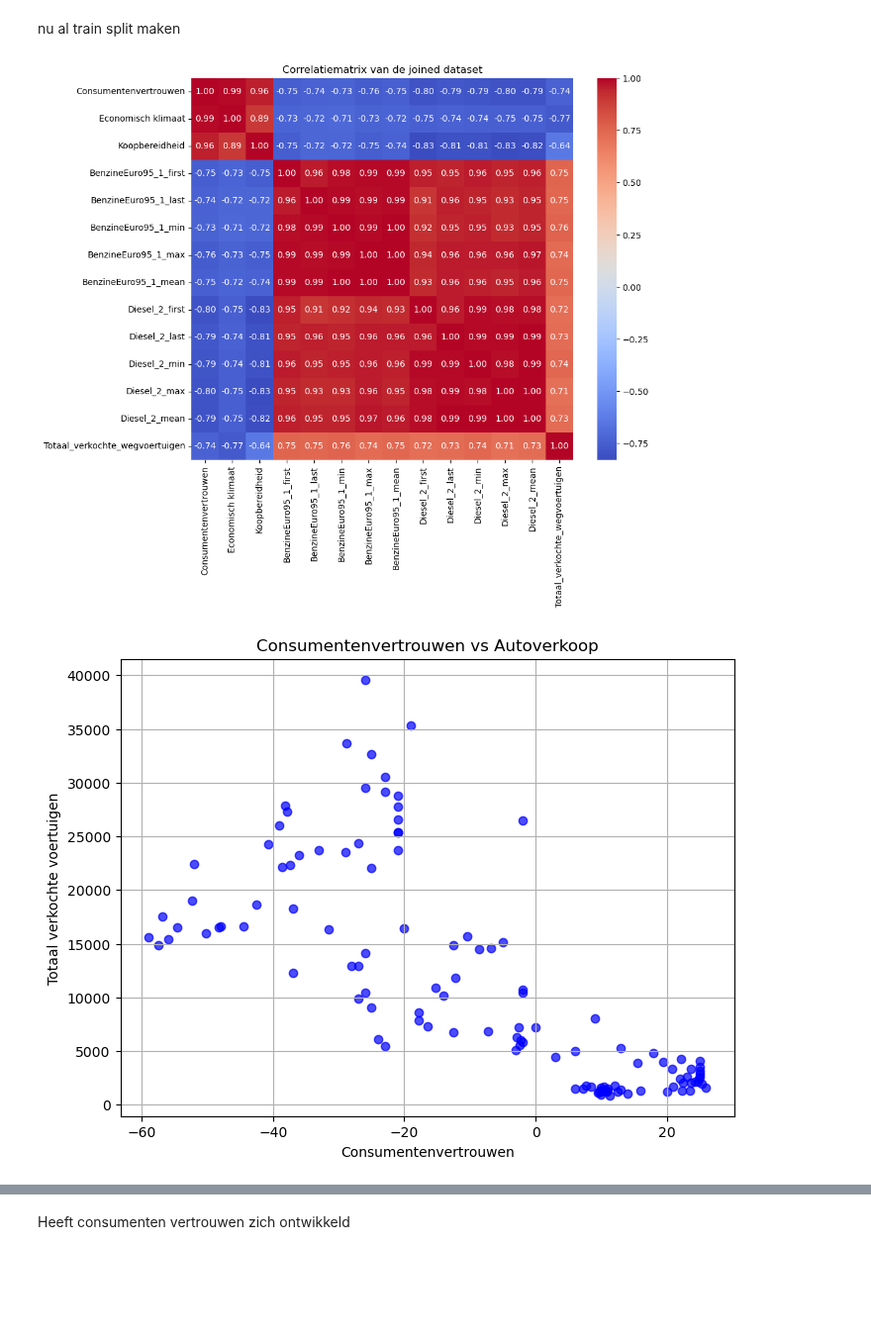
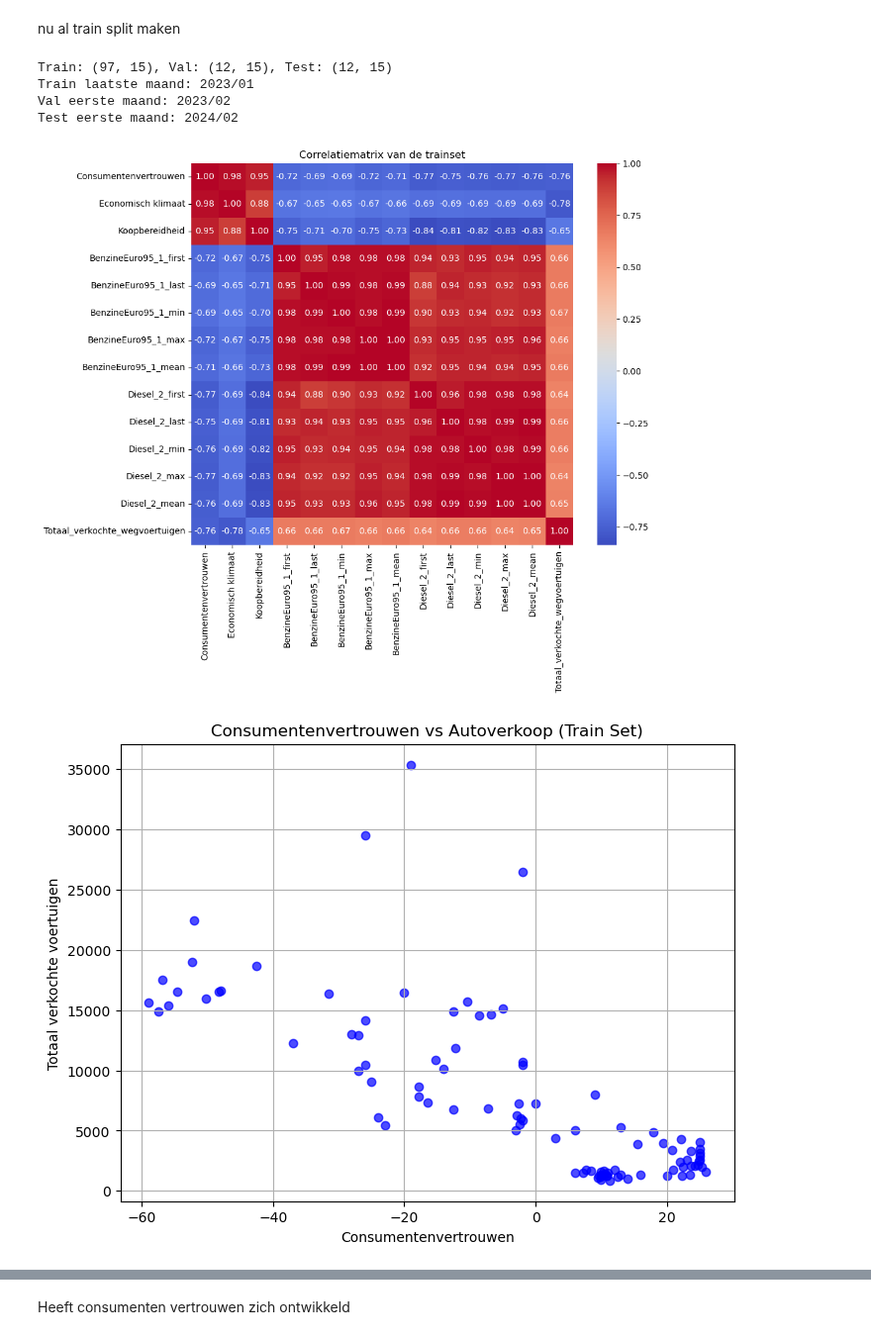
Before and after one commit to DylanHaaz/Tryhard, a Jupyter notebook: Nieuwe_Code/xgboost_car_sales_forecasting_draf.ipynb, the cells around one changed output, grey strips where cells are left out. Shown at 99% size. Saved outputs shown, nothing was run; the diff lists cells and outputs as text; code cells hidden in the pictures; blank space fills up the shorter version.

```diff
--- a/Nieuwe_Code/xgboost_car_sales_forecasting_draf.ipynb
+++ b/Nieuwe_Code/xgboost_car_sales_forecasting_draf.ipynb
@@ -22,26 +28,66 @@ from sklearn.metrics import mean_absolute_error
 # %% [markdown]
 nu al train split maken
+# %%
+import pandas as pd
+
+# 1. Dataset inladen
+df = pd.read_csv(r"E:\Nieuw dataset\df_joined_datasets.csv")
+
+# 2. Zet 'Periode' om naar datetime voor sortering (optioneel maar handig)
+# df['Periode'] = pd.to_datetime(df['Periode'])
+# df = df.sort_values('Periode').reset_index(drop=True)
+
+# 3. Stel hoeveel maanden voor validatie en test
+n_val = 12   # voorlaatste jaar
+n_test = 12  # laatste jaar
+
+# 4. Bereken splits
+n_total = len(df)
+n_train = n_total - n_val - n_test
+
+# 5. Maak splits
+df_train = df.iloc[:n_train].copy()
+df_val   = df.iloc[n_train:n_train + n_val].copy()
+df_test  = df.iloc[n_train + n_val:].copy()
+
+# 6. Opslaan als aparte CSV-bestanden in de opgegeven locatie
+output_dir = r"E:\Nieuw dataset\train-test-val-split"
+os.makedirs(output_dir, exist_ok=True)  # Zorg ervoor dat de map bestaat
+
+df_train.to_csv(os.path.join(output_dir, "joined_dataset_train.csv"), index=False)
+df_val.to_csv(os.path.join(output_dir, "joined_dataset_val.csv"), index=False)
+df_test.to_csv(os.path.join(output_dir, "joined_dataset_test.csv"), index=False)
+
+# 7. Check
+print(f"Train: {df_train.shape}, Val: {df_val.shape}, Test: {df_test.shape}")
+print("Train laatste maand:", df_train['Periode'].iloc[-1])
+print("Val eerste maand:", df_val['Periode'].iloc[0])
+print("Test eerste maand:", df_test['Periode'].iloc[0])
+# %% [output]
+Train: (97, 15), Val: (12, 15), Test: (12, 15)
+Train laatste maand: 2023/01
+Val eerste maand: 2023/02
+Test eerste maand: 2024/02
 # %%
-# Correlatiematrix berekenen
-correlation_matrix = pd.read_csv(r"E:\Nieuw dataset\df_joined_datasets.csv")
-correlation_matrix = correlation_matrix.corr(numeric_only=True)
+# Correlatiematrix berekenen op de trainset
+correlation_matrix_train = df_train.drop(columns=['Periode']).corr()
 
 # Heatmap plotten
 plt.figure(figsize=(10, 8))
-sns.heatmap(correlation_matrix, annot=True, fmt=".2f", cmap="coolwarm", square=True)
-plt.title("Correlatiematrix van de joined dataset")
+sns.heatmap(correlation_matrix_train, annot=True, fmt=".2f", cmap="coolwarm", square=True)
+plt.title("Correlatiematrix van de trainset")
 plt.show()
 # %% [output]
-[figure, old version]
+[figure, new version]
 # %%
-# Scatterplot: Consumentenvertrouwen vs Autoverkoop
+# Scatterplot: Consumentenvertrouwen vs Autoverkoop using df_train
 plt.figure(figsize=(8, 6))
-plt.scatter(df_joined['Consumentenvertrouwen'], df_joined['Totaal_verkochte_wegvoertuigen'], alpha=0.7, color='blue')
-plt.title('Consumentenvertrouwen vs Autoverkoop')
+plt.scatter(df_train['Consumentenvertrouwen'], df_train['Totaal_verkochte_wegvoertuigen'], alpha=0.7, color='blue')
+plt.title('Consumentenvertrouwen vs Autoverkoop (Train Set)')
 plt.xlabel('Consumentenvertrouwen')
 plt.ylabel('Totaal verkochte voertuigen')
 plt.grid(True)
 plt.show()
 # %% [output]
-[figure, old version]
+[figure, new version]
 # %%
```
Also changed, not shown: parts of 15 cells of this notebook, 7 other files.
